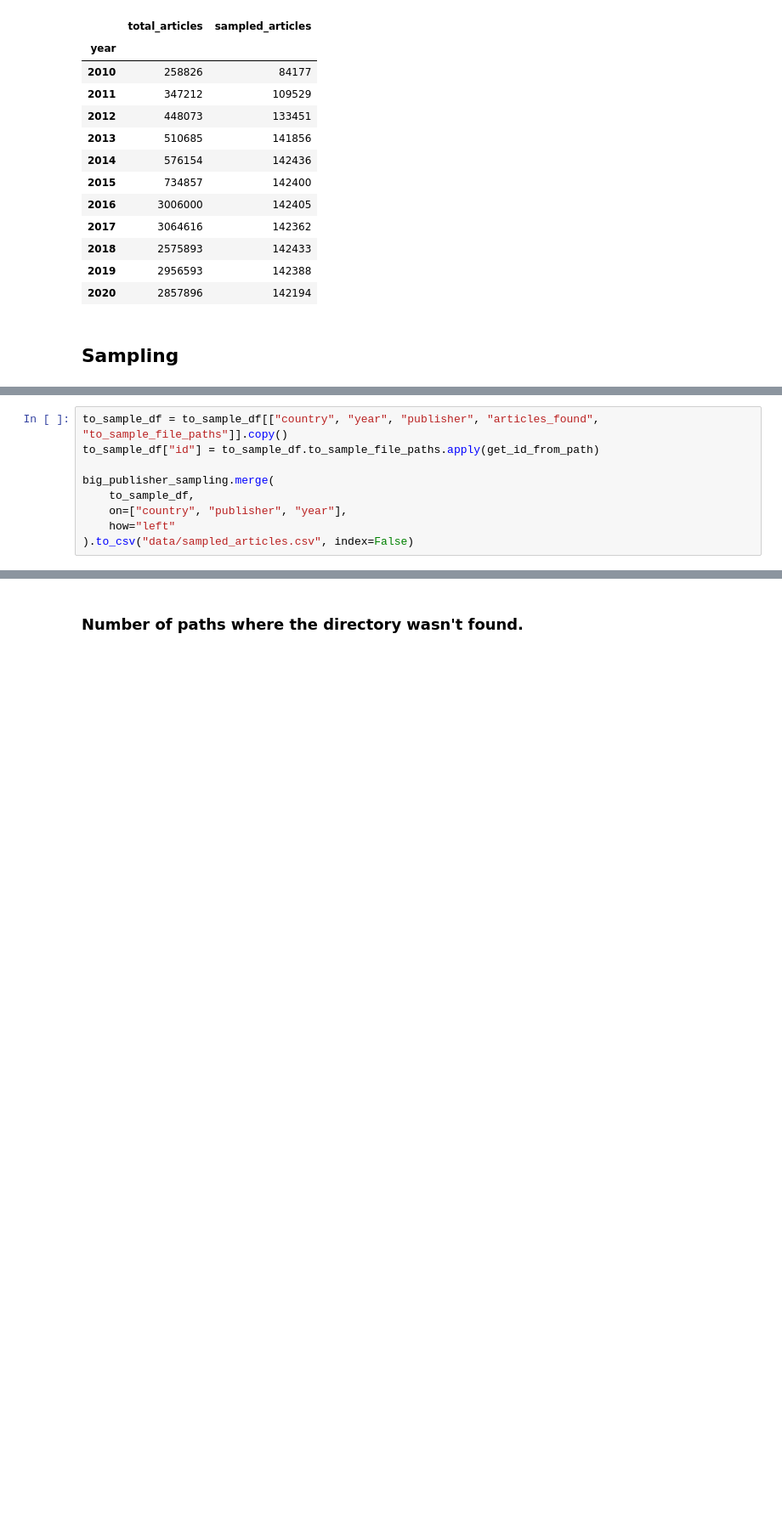
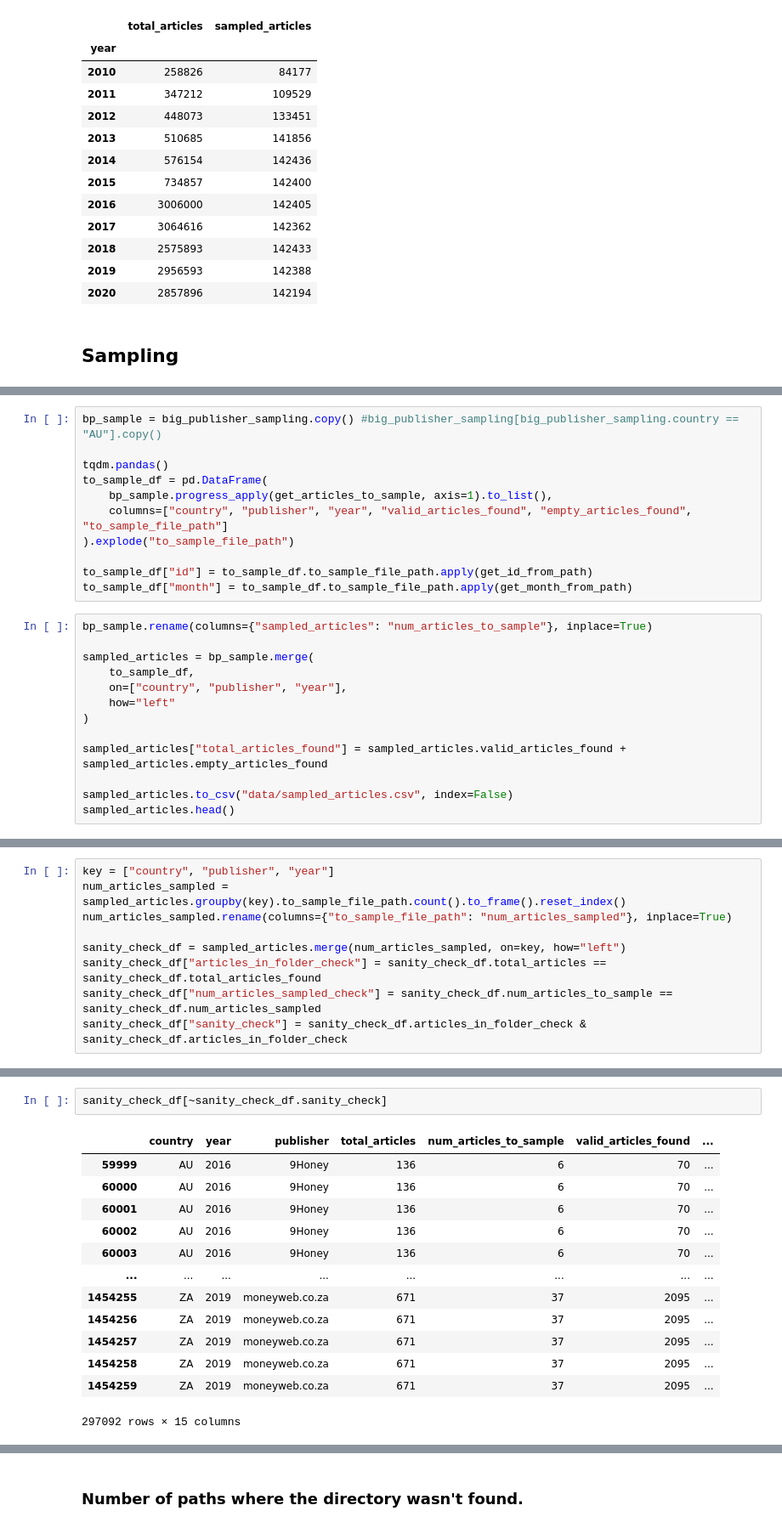
Before and after one commit to mbmackenzie/peace-speech-project, a Jupyter notebook: Export Sampled Data.ipynb, the cells around one changed output, grey strips where cells are left out. Shown at 85% size. Cells and saved outputs as stored; diff of their text form; blank space fills up the shorter version.

Commit message:
sampling validation

```diff
--- a/Export Sampled Data.ipynb
+++ b/Export Sampled Data.ipynb
@@ -218,9 +209,24 @@ big_publisher_sampling
+# %%
+bp_sample = big_publisher_sampling.copy() #big_publisher_sampling[big_publisher_sampling.country == "AU"].copy()
+
+tqdm.pandas()
+to_sample_df = pd.DataFrame(
+    bp_sample.progress_apply(get_articles_to_sample, axis=1).to_list(),
+    columns=["country", "publisher", "year", "valid_articles_found", "empty_articles_found", "to_sample_file_path"]
+).explode("to_sample_file_path")
+
+to_sample_df["id"] = to_sample_df.to_sample_file_path.apply(get_id_from_path)
+to_sample_df["month"] = to_sample_df.to_sample_file_path.apply(get_month_from_path)
 # %%
-to_sample_df = to_sample_df[["country", "year", "publisher", "articles_found", "to_sample_file_paths"]].copy()
-to_sample_df["id"] = to_sample_df.to_sample_file_paths.apply(get_id_from_path)
+bp_sample.rename(columns={"sampled_articles": "num_articles_to_sample"}, inplace=True)
 
-big_publisher_sampling.merge(
+sampled_articles = bp_sample.merge(
     to_sample_df,
     on=["country", "publisher", "year"],
     how="left"
-).to_csv("data/sampled_articles.csv", index=False)
+)
+
+sampled_articles["total_articles_found"] = sampled_articles.valid_articles_found + sampled_articles.empty_articles_found
+
+sampled_articles.to_csv("data/sampled_articles.csv", index=False)
+sampled_articles.head()
@@ -226,0 +245,9 @@ big_publisher_sampling.merge(
+# %%
+key = ["country", "publisher", "year"]
+num_articles_sampled = sampled_articles.groupby(key).to_sample_file_path.count().to_frame().reset_index()
+num_articles_sampled.rename(columns={"to_sample_file_path": "num_articles_sampled"}, inplace=True)
+
+sanity_check_df = sampled_articles.merge(num_articles_sampled, on=key, how="left")
+sanity_check_df["articles_in_folder_check"] = sanity_check_df.total_articles == sanity_check_df.total_articles_found
+sanity_check_df["num_articles_sampled_check"] = sanity_check_df.num_articles_to_sample == sanity_check_df.num_articles_sampled
+sanity_check_df["sanity_check"] = sanity_check_df.articles_in_folder_check & sanity_check_df.articles_in_folder_check
@@ -226,0 +262,16 @@ big_publisher_sampling.merge(
+# %%
+sanity_check_df[~sanity_check_df.sanity_check]
+# %% [output]
+|  | country | year | publisher | total_articles | num_articles_to_sample | valid_articles_found | ... |
+| 59999 | AU | 2016 | 9Honey | 136 | 6 | 70 | ... |
+| 60000 | AU | 2016 | 9Honey | 136 | 6 | 70 | ... |
+| 60001 | AU | 2016 | 9Honey | 136 | 6 | 70 | ... |
+| 60002 | AU | 2016 | 9Honey | 136 | 6 | 70 | ... |
+| 60003 | AU | 2016 | 9Honey | 136 | 6 | 70 | ... |
+| ... | ... | ... | ... | ... | ... | ... | ... |
+| 1454255 | ZA | 2019 | moneyweb.co.za | 671 | 37 | 2095 | ... |
+| 1454256 | ZA | 2019 | moneyweb.co.za | 671 | 37 | 2095 | ... |
+| 1454257 | ZA | 2019 | moneyweb.co.za | 671 | 37 | 2095 | ... |
+| 1454258 | ZA | 2019 | moneyweb.co.za | 671 | 37 | 2095 | ... |
+| 1454259 | ZA | 2019 | moneyweb.co.za | 671 | 37 | 2095 | ... |
+297092 rows × 15 columns
```
Also changed, not shown: parts of 10 cells of this notebook, 10 other files.
